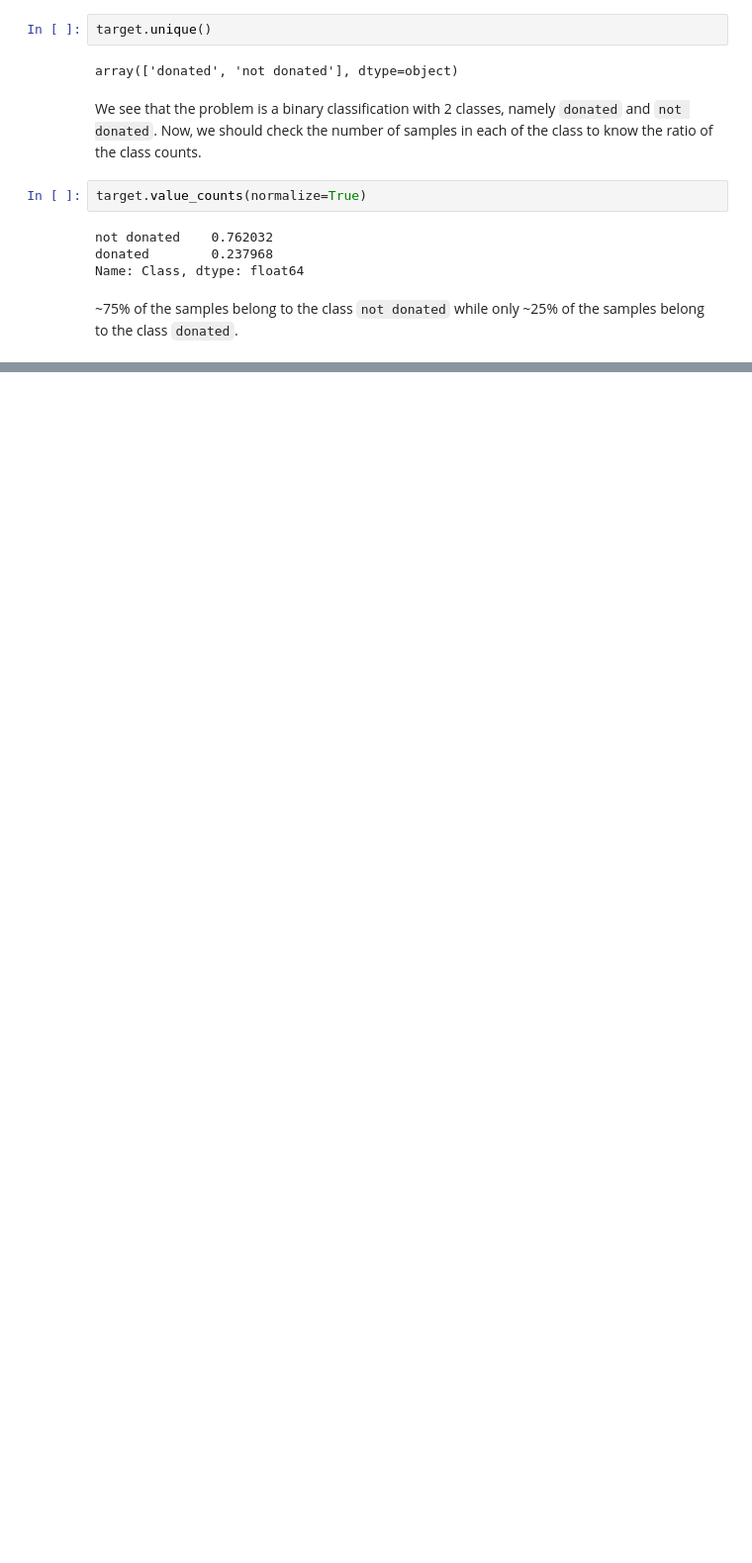
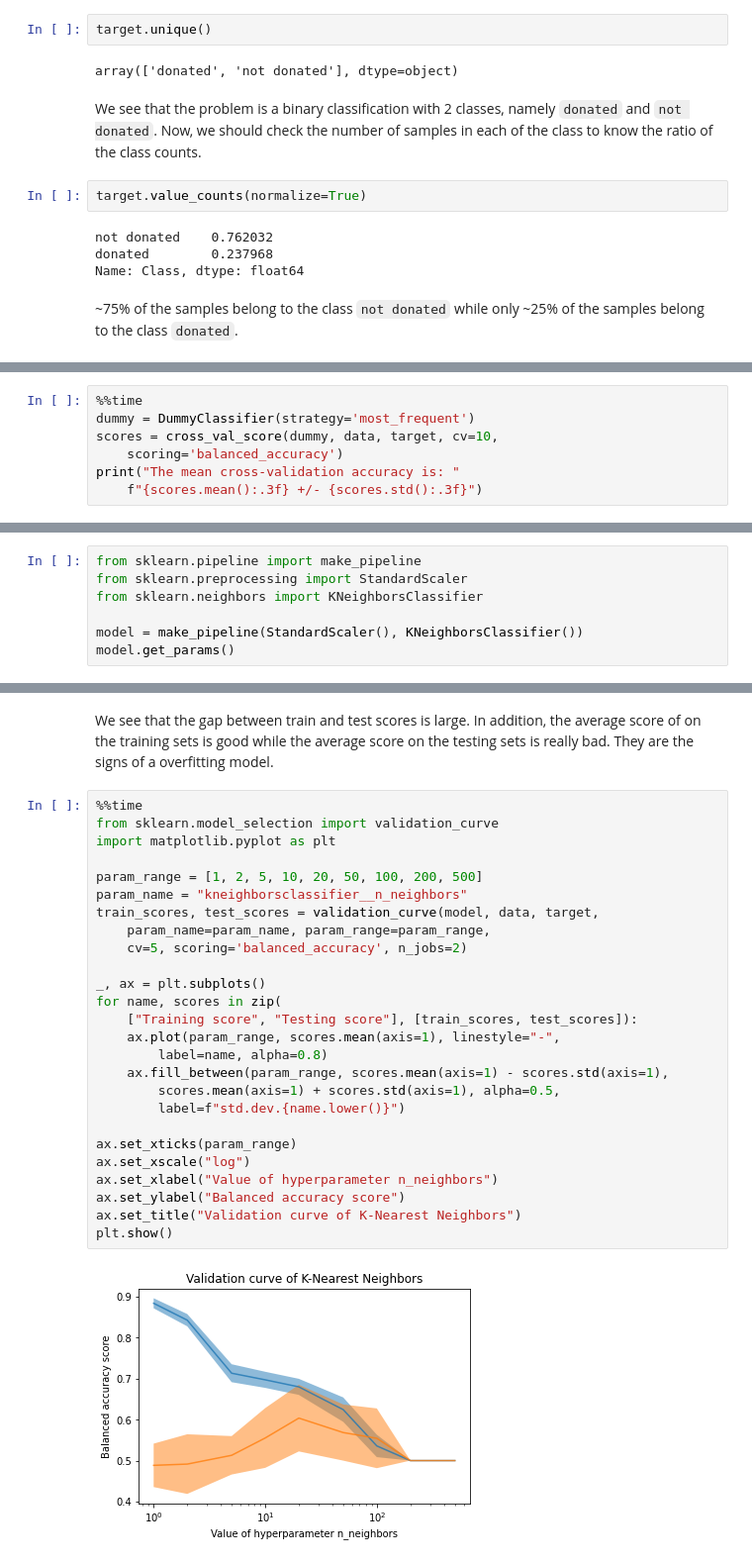
Before and after one commit to MengOonLee/Python, a Jupyter notebook: MOOC/ipynb/SelectBestModel/overfit_questions.ipynb, the cells around one changed output, grey strips where cells are left out. Shown at 99% size. Drawn from its saved outputs; the diff is of its cells as text; blank space fills up the shorter version.

Commit message:
select best model

```diff
--- a/MOOC/ipynb/SelectBestModel/overfit_questions.ipynb
+++ b/MOOC/ipynb/SelectBestModel/overfit_questions.ipynb
@@ -38,0 +58,7 @@ Name: Class, dtype: float64
+# %%
+%%time
+dummy = DummyClassifier(strategy='most_frequent')
+scores = cross_val_score(dummy, data, target, cv=10,
+    scoring='balanced_accuracy')
+print("The mean cross-validation accuracy is: "
+    f"{scores.mean():.3f} +/- {scores.std():.3f}")
@@ -38,0 +79,7 @@ Name: Class, dtype: float64
+# %%
+from sklearn.pipeline import make_pipeline
+from sklearn.preprocessing import StandardScaler
+from sklearn.neighbors import KNeighborsClassifier
+
+model = make_pipeline(StandardScaler(), KNeighborsClassifier())
+model.get_params()
@@ -38,0 +134,30 @@ Name: Class, dtype: float64
+# %% [markdown]
+We see that the gap between train and test scores is large. In addition, the average score of on the training sets is good while the average score on the testing sets is really bad. They are the signs of a overfitting model.
+# %%
+%%time
+from sklearn.model_selection import validation_curve
+import matplotlib.pyplot as plt
+
+param_range = [1, 2, 5, 10, 20, 50, 100, 200, 500]
+param_name = "kneighborsclassifier__n_neighbors"
+train_scores, test_scores = validation_curve(model, data, target,
+    param_name=param_name, param_range=param_range,
+    cv=5, scoring='balanced_accuracy', n_jobs=2)
+
+_, ax = plt.subplots()
+for name, scores in zip(
+    ["Training score", "Testing score"], [train_scores, test_scores]):
+    ax.plot(param_range, scores.mean(axis=1), linestyle="-",
+        label=name, alpha=0.8)
+    ax.fill_between(param_range, scores.mean(axis=1) - scores.std(axis=1),
+        scores.mean(axis=1) + scores.std(axis=1), alpha=0.5,
+        label=f"std.dev.{name.lower()}")
+
+ax.set_xticks(param_range)
+ax.set_xscale("log")
+ax.set_xlabel("Value of hyperparameter n_neighbors")
+ax.set_ylabel("Balanced accuracy score")
+ax.set_title("Validation curve of K-Nearest Neighbors")
+plt.show()
+# %% [output]
+[figure, added]
```
Also changed, not shown: parts of 16 cells of this notebook.
